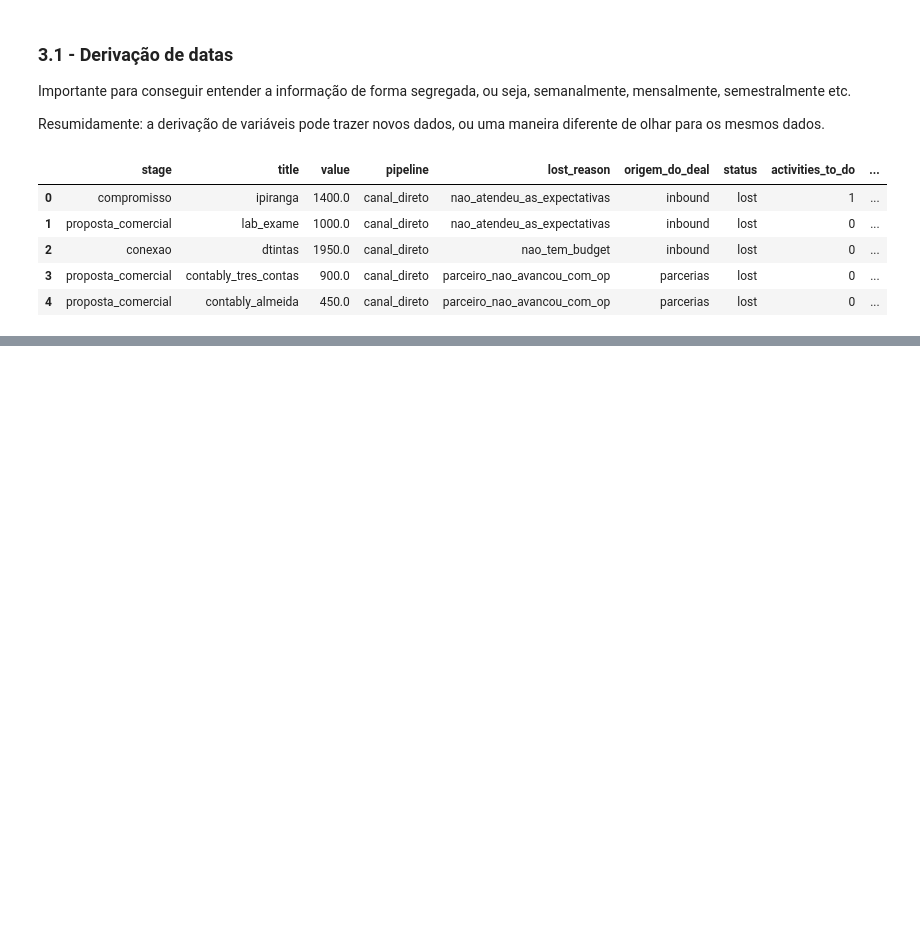
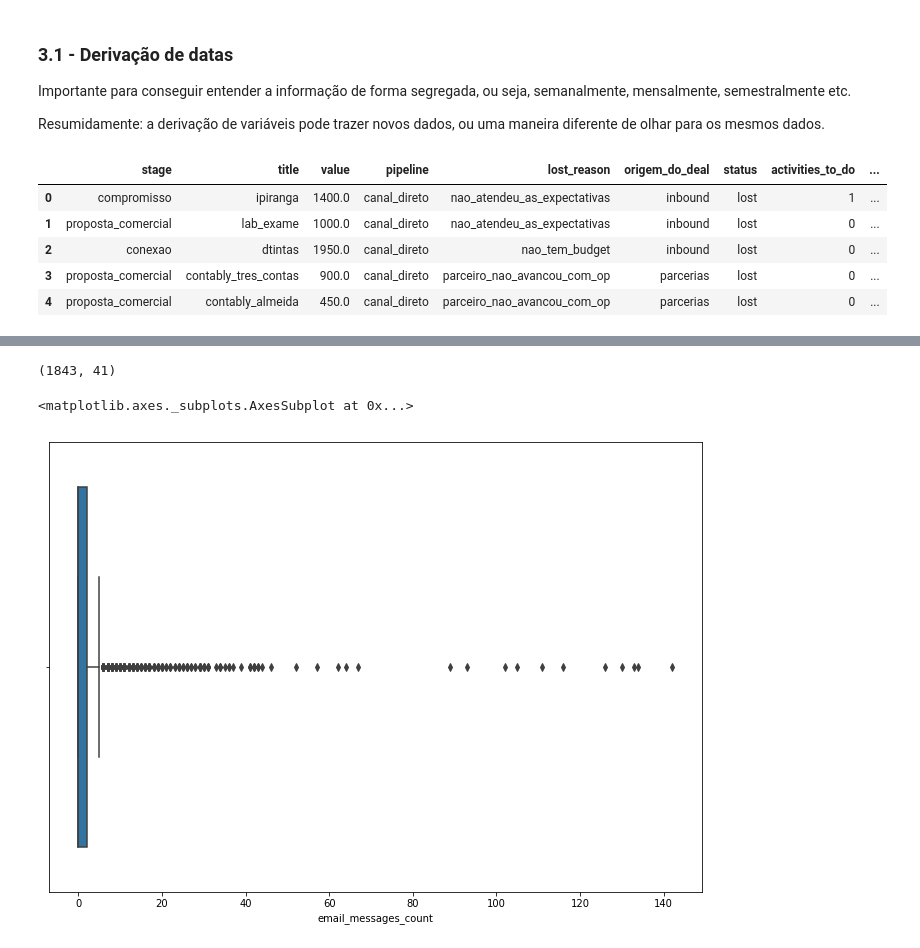
Before and after one commit to f2acode/data-science-xerpa-studies, a Jupyter notebook: class8/project_lead_presentation.ipynb, the cells around one changed output, grey strips where cells are left out. Drawn from its saved outputs; the diff is of its cells as text; code cells hidden in the pictures; blank space fills up the shorter version.

```diff
--- a/class8/project_lead_presentation.ipynb
+++ b/class8/project_lead_presentation.ipynb
@@ -392,0 +408,10 @@ sns.boxplot(y=df_deals_num["update_time_month"])
+# %%
+# define a greater size
+plt.gcf().set_size_inches(11.7, 8.27)
+
+print(df_deals_num.shape)
+sns.boxplot(df_deals_num["email_messages_count"])
+# %% [output]
+(1843, 41)
+<matplotlib.axes._subplots.AxesSubplot at 0x...>
+[figure, added]
```
Also changed, not shown: parts of 10 cells of this notebook.
